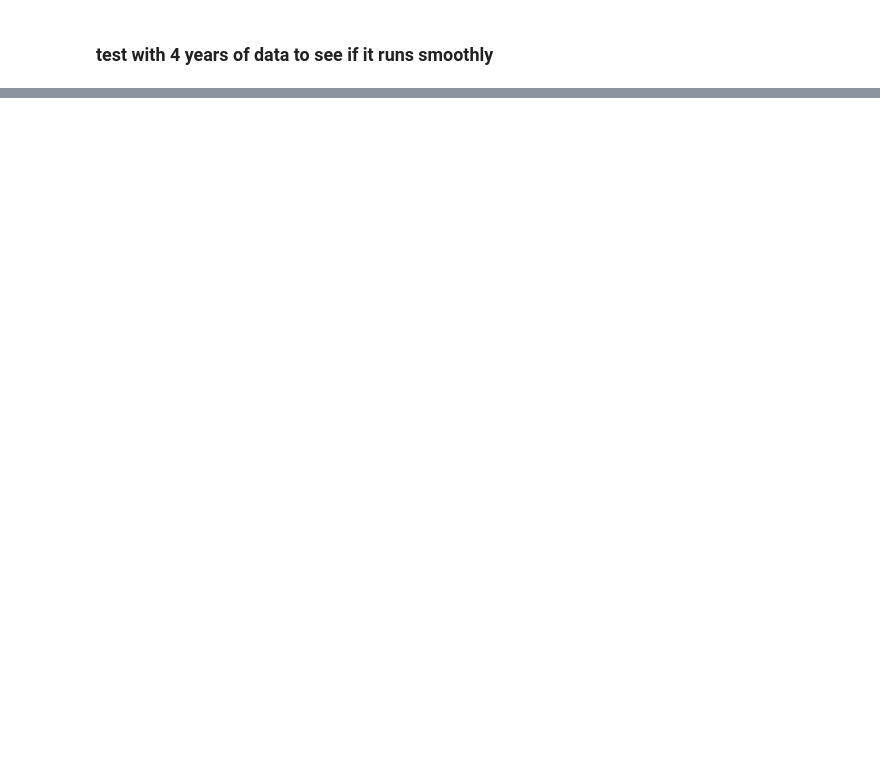
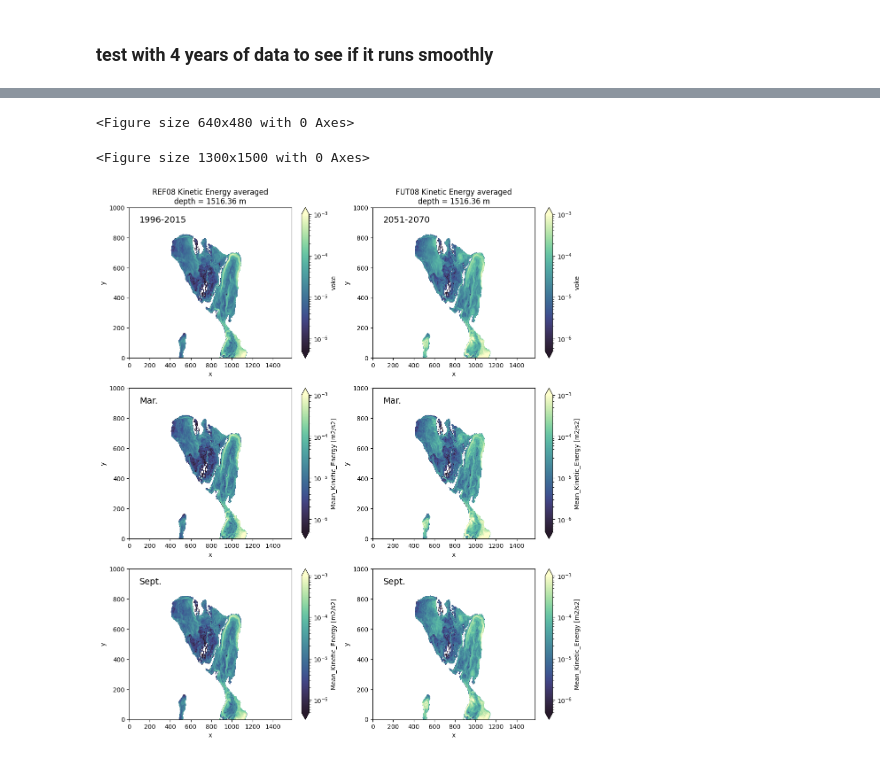
Before and after one commit to jk-rieck/future_arctic, a Jupyter notebook: mapsREFvsFUT.ipynb, the cells around one changed output, grey strips where cells are left out. Saved outputs shown, nothing was run; the diff lists cells and outputs as text; code cells hidden in the pictures; blank space fills up the shorter version.

```diff
--- a/mapsREFvsFUT.ipynb
+++ b/mapsREFvsFUT.ipynb
@@ -13,8 +13,8 @@ import datetime
 # %% [markdown]
 ### test with 4 years of data to see if it runs smoothly
 # %%
-KE_data_filesREF = sorted(glob("/data0/project/drakkar/USERS/jrieck/CREG12.L75-REF08-KE/199[6-9]/CREG12.L75-REF08_*.5d_KE.nc"))
-KE_data_filesFUT = sorted(glob("/data0/project/drakkar/USERS/jrieck/CREG12.L75-FUT08-KE/205[6-9]/CREG12.L75-FUT08_*.5d_KE.nc"))
+KE_data_filesREF = sorted(glob("/data0/project/drakkar/USERS/jrieck/CREG12.L75-REF08-KE/????/CREG12.L75-REF08_*.5d_KE.nc"))
+KE_data_filesFUT = sorted(glob("/data0/project/drakkar/USERS/jrieck/CREG12.L75-FUT08-KE/????/CREG12.L75-FUT08_*.5d_KE.nc"))
 grid_files = ["/data0/project/drakkar/CONFIGS/CREG12.L75/GRID/CREG12.L75-REF08_mask.nc",
               "/data0/project/drakkar/CONFIGS/CREG12.L75/GRID/CREG12.L75-REF08_mesh_hgr.nc",
               "/data0/project/drakkar/CONFIGS/CREG12.L75/GRID/CREG12.L75-REF08_mesh_zgr.nc"]
@@ -216,0 +56,49 @@ plt.savefig("figures/CREG12.L75_KE_REF08_2000-2009_vs_FUT08_2060-2069_k50_septem
+# %%
+ks = [0, 23, 30, 39, 50]
+vmins = {}
+vmaxs = {}
+vmins[ks[0]] = 1e-5
+vmaxs[ks[0]] = 5e-2
+vmins[ks[1]] = 1e-5
+vmaxs[ks[1]] = 5e-2
+vmins[ks[2]] = 5e-6
+vmaxs[ks[2]] = 1e-2
+vmins[ks[3]] = 1e-6
+vmaxs[ks[3]] = 5e-3
+vmins[ks[4]] = 5e-7
+vmaxs[ks[4]] = 1e-3
+# %%
+for k in ks[3:5]:
+    vmin = vmins[k]
+    vmax = vmaxs[k]
+    plt.clf()
+    fig, ax = plt.subplots(3, 2, figsize=(13, 15))
+    KEREF.isel(deptht=k).voke.where(KEREF.isel(deptht=k).voke > 0).mean("time_counter").plot(vmin=vmin, vmax=vmax,
+                                                                                              cmap=cmo.deep_r, norm=colors.LogNorm(), ax=ax[0, 0])
+    KEFUT.isel(deptht=k).voke.where(KEFUT.isel(deptht=k).voke > 0).mean("time_counter").plot(vmin=vmin, vmax=vmax,
+                                                                                              cmap=cmo.deep_r, norm=colors.LogNorm(), ax=ax[0, 1])
+    ax[0, 0].text(100, 900, "1996-2015", fontsize=14)
+    ax[0, 1].text(100, 900, "2051-2070", fontsize=14)
+    ax[0, 0].set_title("REF08 Kinetic Energy averaged\ndepth = " + str(np.around(KEREF.deptht[k].values, decimals=2)) + " m")
+    ax[0, 1].set_title("FUT08 Kinetic Energy averaged\ndepth = " + str(np.around(KEFUT.deptht[k].values, decimals=2)) + " m")
+    KEREF.isel(deptht=k).voke.where(KEREF.isel(deptht=k).voke > 0).groupby("time_counter.month").mean("time_counter").sel(month=3).plot(vmin=vmin, vmax=vmax,
+                                                                                              cmap=cmo.deep_r, norm=colors.LogNorm(), ax=ax[1, 0])
+    KEFUT.isel(deptht=k).voke.where(KEFUT.isel(deptht=k).voke > 0).groupby("time_counter.month").mean("time_counter").sel(month=3).plot(vmin=vmin, vmax=vmax,
+                                                                                              cmap=cmo.deep_r, norm=colors.LogNorm(), ax=ax[1, 1])
+    ax[1, 0].text(100, 900, "Mar.", fontsize=14)
+    ax[1, 1].text(100, 900, "Mar.", fontsize=14)
+    ax[1, 0].set_title("")
+    ax[1, 1].set_title("")
+    KEREF.isel(deptht=k).voke.where(KEREF.isel(deptht=k).voke > 0).groupby("time_counter.month").mean("time_counter").sel(month=9).plot(vmin=vmin, vmax=vmax,
+                                                                                              cmap=cmo.deep_r, norm=colors.LogNorm(), ax=ax[2, 0])
+    KEFUT.isel(deptht=k).voke.where(KEFUT.isel(deptht=k).voke > 0).groupby("time_counter.month").mean("time_counter").sel(month=9).plot(vmin=vmin, vmax=vmax,
+                                                                                              cmap=cmo.deep_r, norm=colors.LogNorm(), ax=ax[2, 1])
+    ax[2, 0].text(100, 900, "Sept.", fontsize=14)
+    ax[2, 1].text(100, 900, "Sept.", fontsize=14)
+    ax[2, 0].set_title("")
+    ax[2, 1].set_title("")
+    plt.savefig("../figures/CREG12.L75_KE_REF08_1996-2015_vs_FUT08_2051-2070_k" + f'{k:02}' + "_annual-mar-sep.png", dpi=300)
+# %% [output]
+<Figure size 640x480 with 0 Axes>
+<Figure size 1300x1500 with 0 Axes>
+[figure, added]
```
Also changed, not shown: parts of 16 cells of this notebook, 2 other files.
